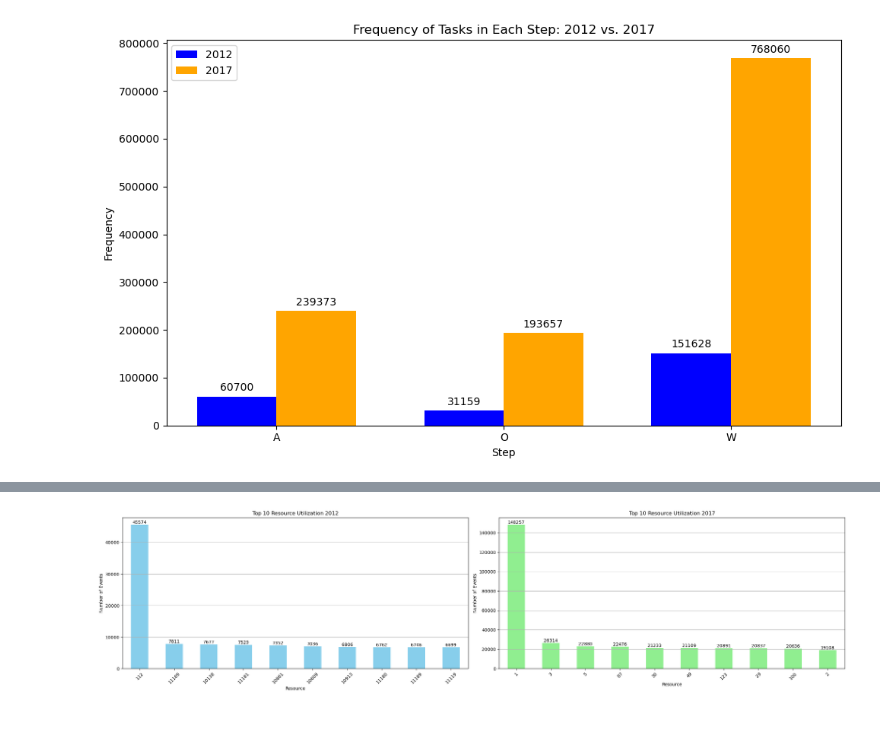
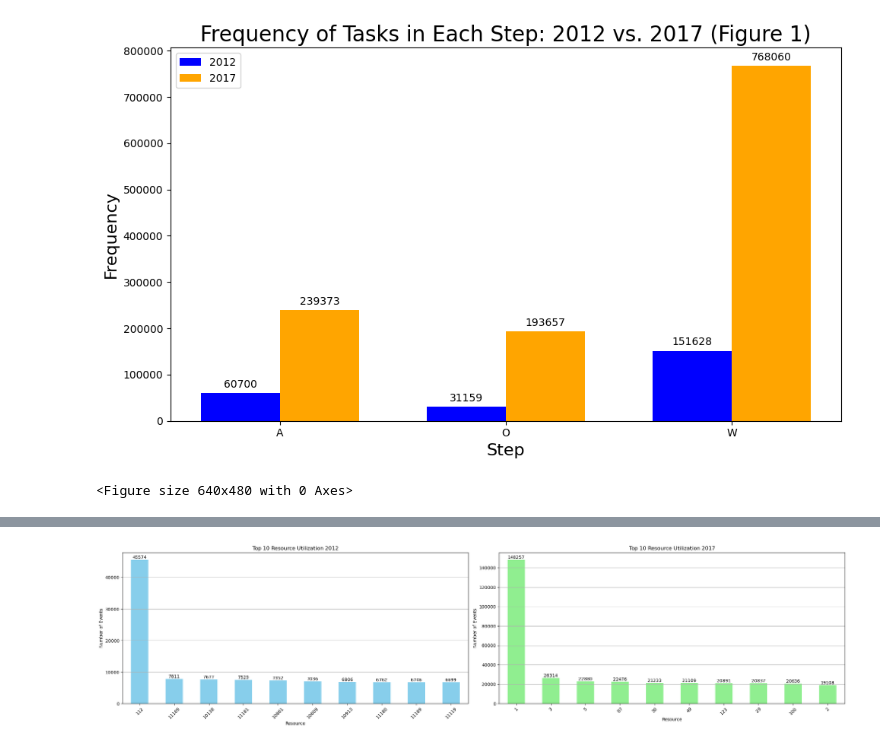
Before and after one commit to AlexRaudvee/Process_Mining_1, a Jupyter notebook: visualizations.ipynb, the cells around one changed output, grey strips where cells are left out. Drawn from its saved outputs; the diff is of its cells as text; code cells hidden in the pictures.

```diff
--- a/visualizations.ipynb
+++ b/visualizations.ipynb
@@ -11,6 +26,6 @@ import numpy as np
 # %%
-df_2017 = pd.read_csv('clean_BPI_2017.csv')
-df_2012 = pd.read_csv('clean_BPI_2012.csv')
+df_2017 = pd.read_csv(f'{path_to_data_folder}clean_BPI_2017.csv')
+df_2012 = pd.read_csv(f'{path_to_data_folder}clean_BPI_2012.csv')
 # %%
 df_2012['concept:name'].value_counts()
 # %% [output]
@@ -63,37 +78,39 @@ df_2017_counts = df_2017['prefix'].value_counts().sort_index()
 # Ensure both Series have the same index order
 df_2012_counts = df_2012_counts.reindex(index = df_2017_counts.index)
 
 # Setting up the plot
 fig, ax = plt.subplots(figsize=(10, 6))
 bar_width = 0.35
 index = np.arange(len(df_2012_counts))
 
 # Plotting both years' data side by side
 bars1 = ax.bar(index, df_2012_counts, bar_width, label='2012', color='blue')
 bars2 = ax.bar(index + bar_width, df_2017_counts, bar_width, label='2017', color='orange')
 
 # Adding the text on the bars for 2012 and 2017
 for bars in [bars1, bars2]:
     for bar in bars:
         height = bar.get_height()
         ax.annotate('{}'.format(height),
                     xy=(bar.get_x() + bar.get_width() / 2, height),
                     xytext=(0, 3),  # 3 points vertical offset
                     textcoords="offset points",
                     ha='center', va='bottom')
 
 # Finalizing the plot
-ax.set_title('Frequency of Tasks in Each Step: 2012 vs. 2017')
-ax.set_xlabel('Step')
-ax.set_ylabel('Frequency')
+ax.set_title('Frequency of Tasks in Each Step: 2012 vs. 2017 (Figure 1)', size=20)
+ax.set_xlabel('Step', size=16)
+ax.set_ylabel('Frequency', size=16)
 ax.set_xticks(index + bar_width / 2)
 ax.set_xticklabels(df_2012_counts.index)
 ax.legend()
 
 plt.tight_layout()
 plt.show()
+plt.savefig("frequency_of_tasks_in_each_step_2012_vs_2017.PNG")
 # %% [output]
-[figure, old version]
+[figure, new version]
+<Figure size 640x480 with 0 Axes>
 # %%
 # Convert 'time:timestamp' to datetime
 df_2012['time:timestamp'] = pd.to_datetime(df_2012['time:timestamp'])
```
Also changed, not shown: parts of 20 cells of this notebook, 1 other file.
